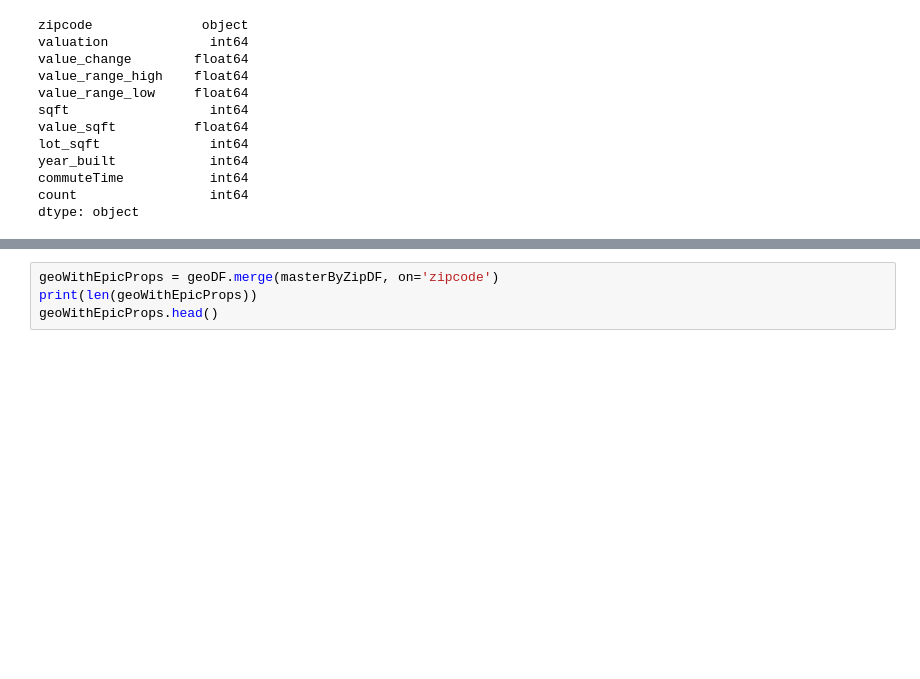
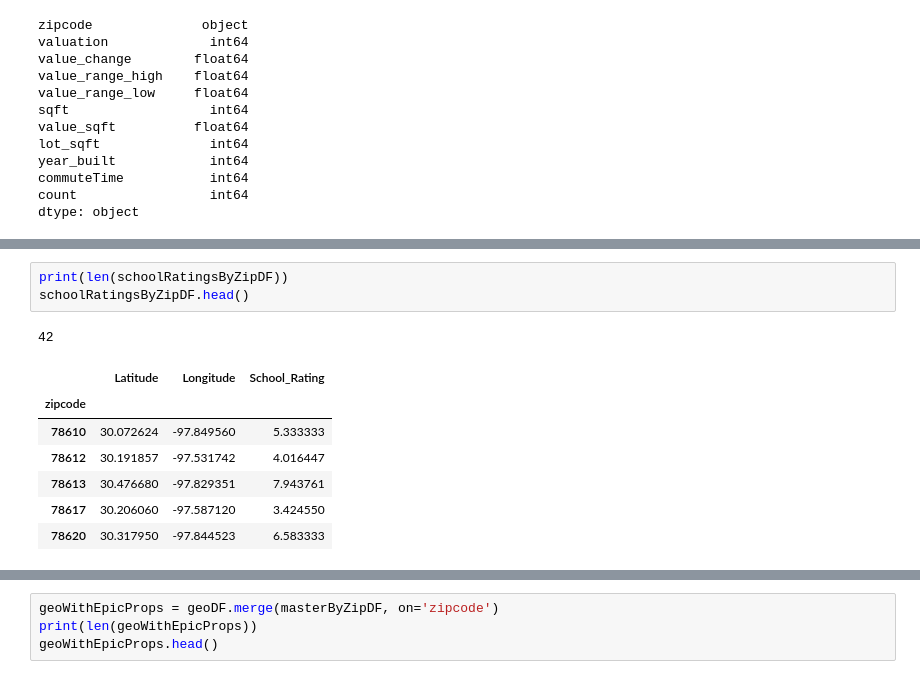
Before and after one commit to vlarie/EPIC_team5_Project2, a Jupyter notebook: jupyter notebooks/tGeoAndData.ipynb, the cells around one changed output, grey strips where cells are left out. Saved outputs shown, nothing was run; the diff lists cells and outputs as text; blank space fills up the shorter version.

```diff
--- a/jupyter notebooks/tGeoAndData.ipynb
+++ b/jupyter notebooks/tGeoAndData.ipynb
@@ -141,0 +154,12 @@ crimeDF.head()
+# %%
+print(len(schoolRatingsByZipDF))
+schoolRatingsByZipDF.head()
+# %% [output]
+42
+|  | Latitude | Longitude | School_Rating |
+| zipcode |  |  |  |
+| 78610 | 30.072624 | -97.849560 | 5.333333 |
+| 78612 | 30.191857 | -97.531742 | 4.016447 |
+| 78613 | 30.476680 | -97.829351 | 7.943761 |
+| 78617 | 30.206060 | -97.587120 | 3.424550 |
+| 78620 | 30.317950 | -97.844523 | 6.583333 |
```
Also changed, not shown: parts of 15 cells of this notebook, 2 other files.
